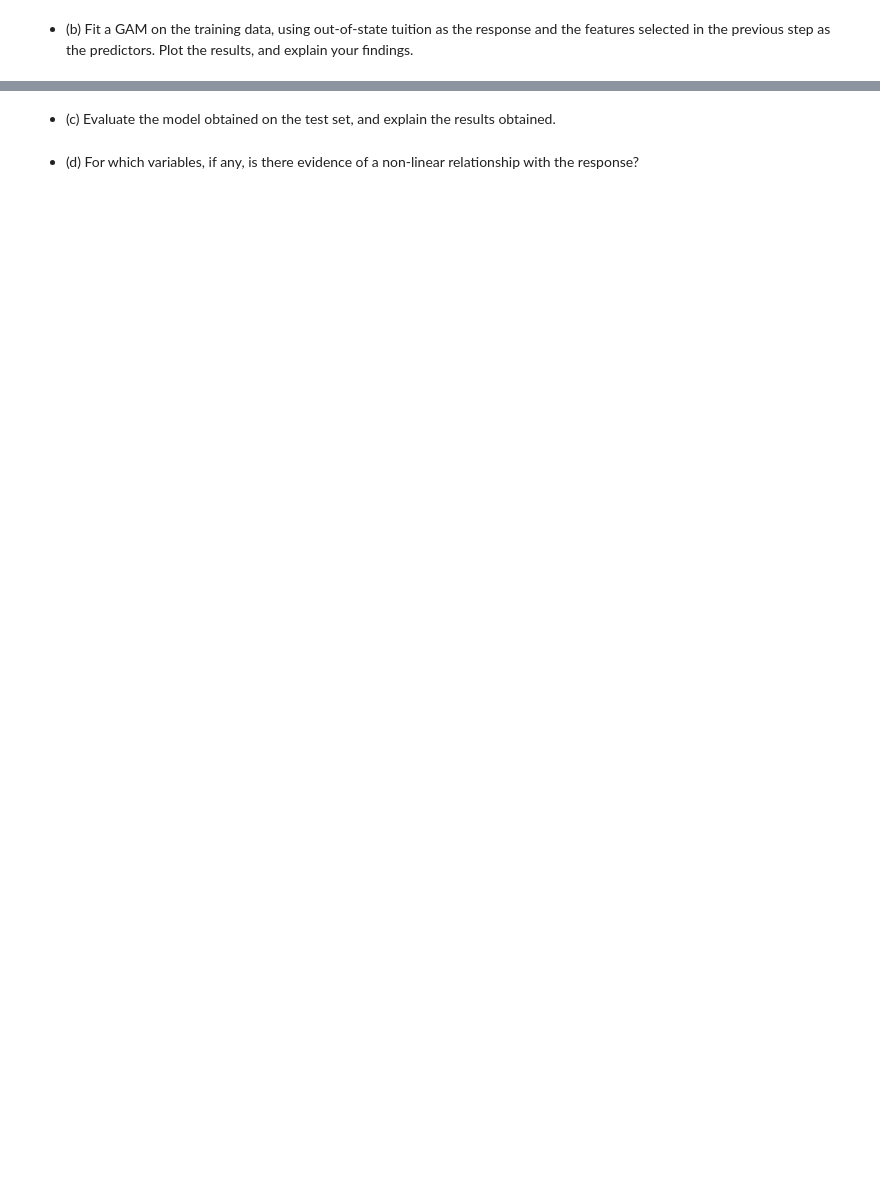
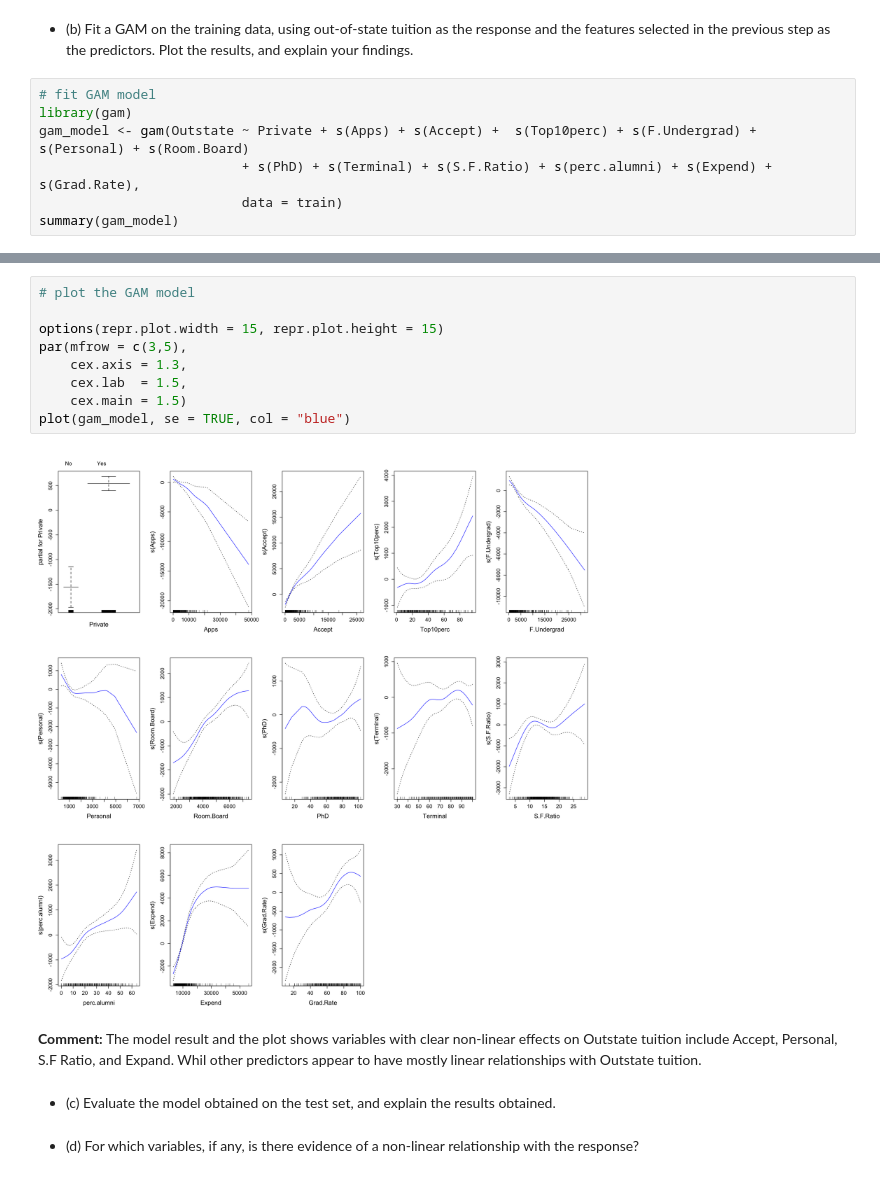
Before and after one commit to mw1296/DSAN5300, a Jupyter notebook: homeworks/HW-3/HW-3.ipynb, the cells around one changed output, grey strips where cells are left out. Cells and saved outputs as stored; diff of their text form; blank space fills up the shorter version.

```diff
--- a/homeworks/HW-3/HW-3.ipynb
+++ b/homeworks/HW-3/HW-3.ipynb
@@ -1419,2 +1500,9 @@ plt.show()
 # %% [markdown]
 * (b) Fit a GAM on the training data, using out-of-state tuition as the response and the features selected in the previous step as the predictors. Plot the results, and explain your findings.
+# %%
+# fit GAM model
+library(gam)
+gam_model <- gam(Outstate ~ Private + s(Apps) + s(Accept) +  s(Top10perc) + s(F.Undergrad) + s(Personal) + s(Room.Board)
+                          + s(PhD) + s(Terminal) + s(S.F.Ratio) + s(perc.alumni) + s(Expend) + s(Grad.Rate),
+                          data = train)
+summary(gam_model)
@@ -1421,3 +1527,16 @@ plt.show()
+# %%
+# plot the GAM model
+
+options(repr.plot.width = 15, repr.plot.height = 15)
+par(mfrow = c(3,5),
+    cex.axis = 1.3,
+    cex.lab  = 1.5,
+    cex.main = 1.5)
+plot(gam_model, se = TRUE, col = "blue")
+# %% [output]
+[figure, added]
+# %% [markdown]
+**Comment:** The model result and the plot shows variables with clear non-linear effects on Outstate tuition include Accept, Personal, S.F Ratio, and Expand. Whil other predictors appear to have mostly linear relationships with Outstate tuition.
 # %% [markdown]
 * (c) Evaluate the model obtained on the test set, and explain the results obtained.
 # %% [markdown]
```
Also changed, not shown: parts of 8 cells of this notebook.
